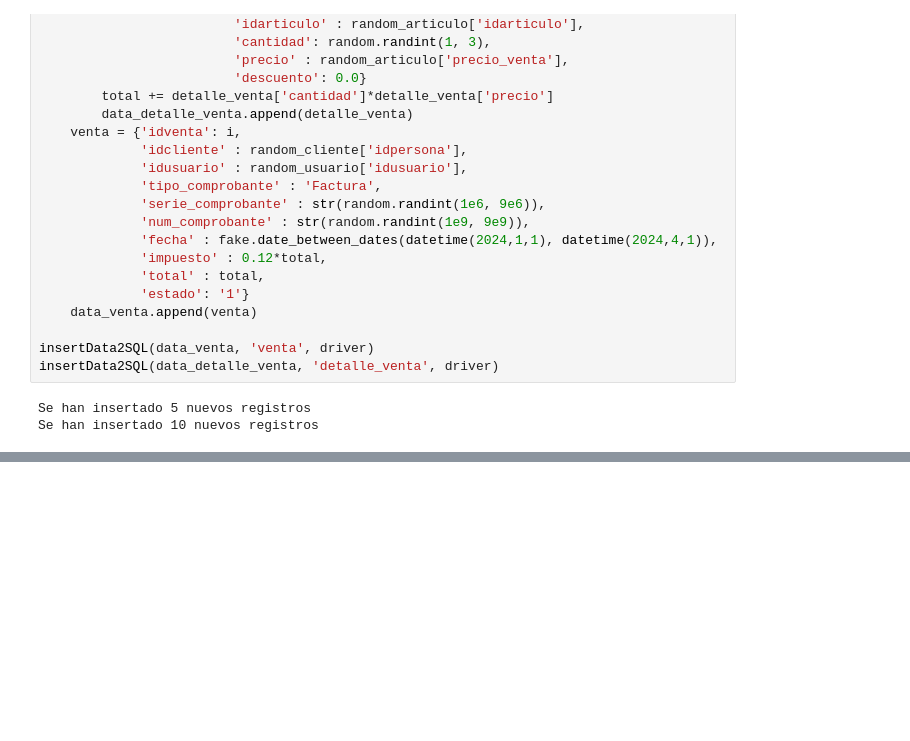
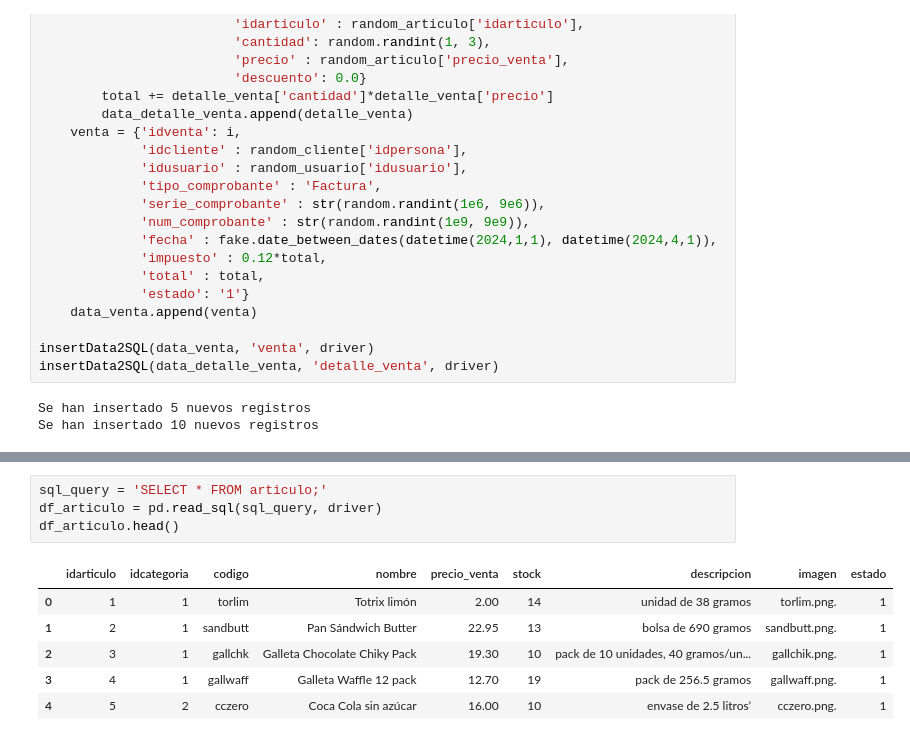
Before and after one commit to 13001893/cdp_proyecto_2, a Jupyter notebook: cdp_proyecto_2.ipynb, the cells around one changed output, grey strips where cells are left out. Saved outputs shown, nothing was run; the diff lists cells and outputs as text; blank space fills up the shorter version.

```diff
--- a/cdp_proyecto_2.ipynb
+++ b/cdp_proyecto_2.ipynb
@@ -312,0 +353,11 @@ insertData2SQL(data_detalle_ingreso, 'detalle_ingreso', driver)
+# %%
+sql_query = 'SELECT * FROM articulo;'
+df_articulo = pd.read_sql(sql_query, driver)
+df_articulo.head()
+# %% [output]
+|  | idarticulo | idcategoria | codigo | nombre | precio_venta | stock | descripcion | imagen | estado |
+| 0 | 1 | 1 | torlim | Totrix limón | 2.00 | 14 | unidad de 38 gramos | torlim.png. | 1 |
+| 1 | 2 | 1 | sandbutt | Pan Sándwich Butter | 22.95 | 13 | bolsa de 690 gramos | sandbutt.png. | 1 |
+| 2 | 3 | 1 | gallchk | Galleta Chocolate Chiky Pack | 19.30 | 10 | pack de 10 unidades, 40 gramos/un... | gallchik.png. | 1 |
+| 3 | 4 | 1 | gallwaff | Galleta Waffle 12 pack | 12.70 | 19 | pack de 256.5 gramos | gallwaff.png. | 1 |
+| 4 | 5 | 2 | cczero | Coca Cola sin azúcar | 16.00 | 10 | envase de 2.5 litros’ | cczero.png. | 1 |
```
Also changed, not shown: parts of 12 cells of this notebook.
